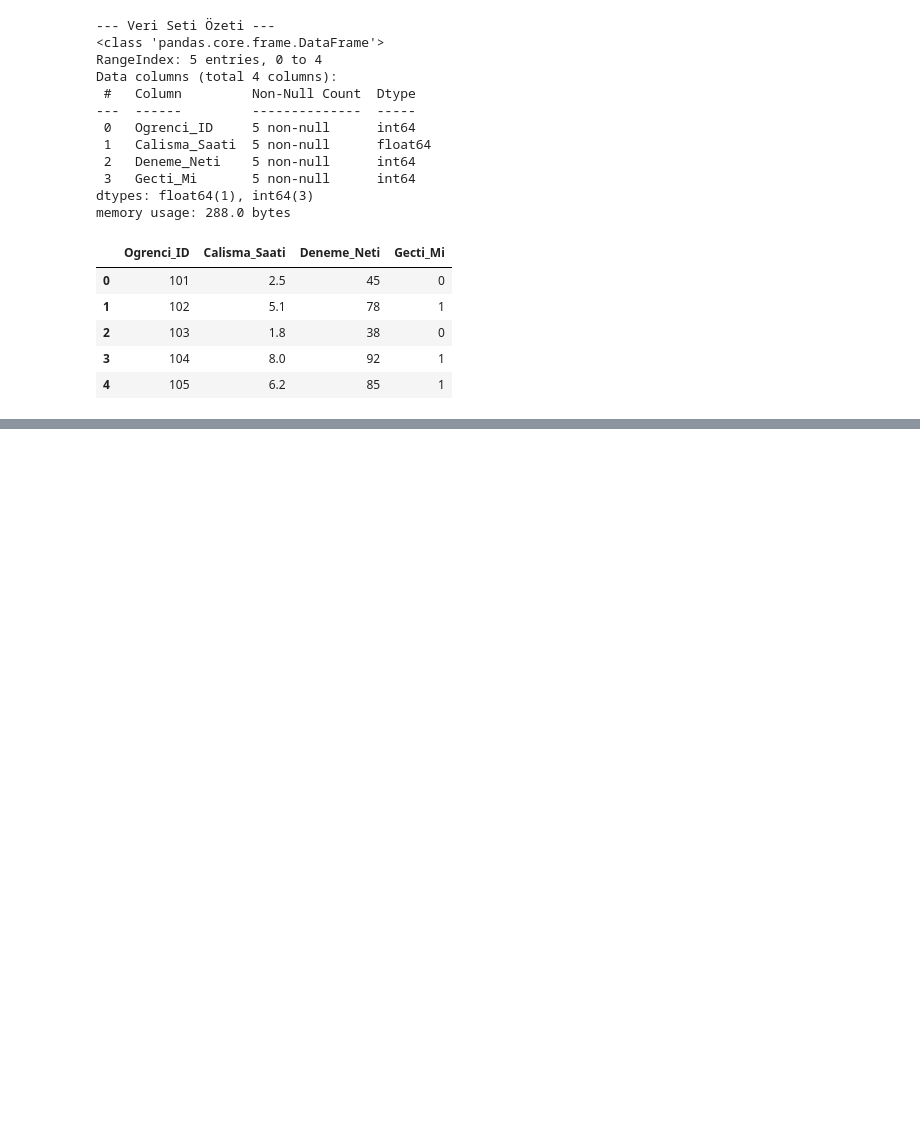
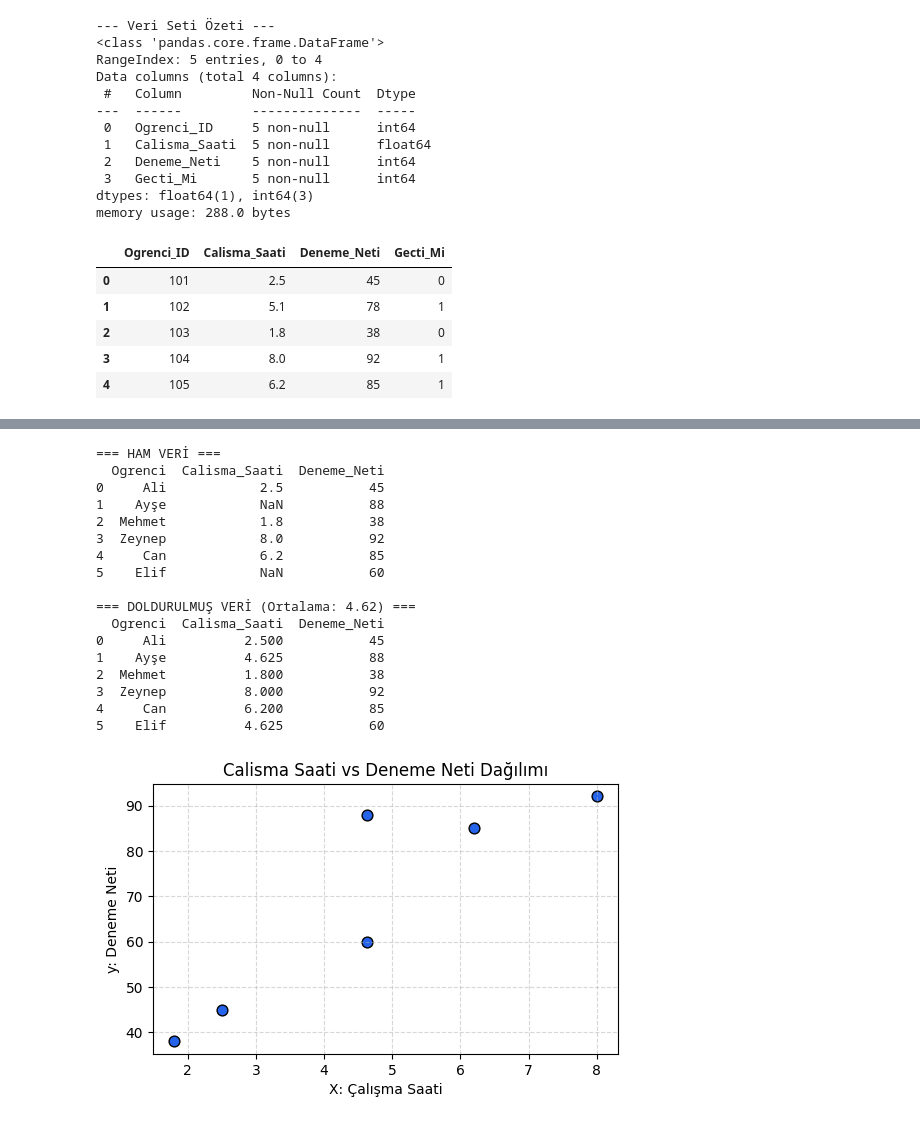
Before and after one commit to bilgegunes/ai-core-labs, a Jupyter notebook: 01_data_manipulation/01_numpy_pandas_basics.ipynb, the cells around one changed output, grey strips where cells are left out. Saved outputs shown, nothing was run; the diff lists cells and outputs as text; code cells hidden in the pictures; blank space fills up the shorter version.

```diff
--- a/01_data_manipulation/01_numpy_pandas_basics.ipynb
+++ b/01_data_manipulation/01_numpy_pandas_basics.ipynb
@@ -73,0 +98,50 @@ df[["Deneme_Neti", "Verimlilik_Skoru"]].describe()
+# %%
+import numpy as np
+import pandas as pd
+import matplotlib.pyplot as plt
+
+# 1. Eksik veri içeren gözlem matrisi simülasyonu
+raw_data = {
+    "Ogrenci": ["Ali", "Ayşe", "Mehmet", "Zeynep", "Can", "Elif"],
+    "Calisma_Saati": [2.5, np.nan, 1.8, 8.0, 6.2, np.nan],
+    "Deneme_Neti": [45, 88, 38, 92, 85, 60]
+}
+
+df_eksik = pd.DataFrame(raw_data)
+print("=== HAM VERİ ===")
+print(df_eksik)
+
+# 2. Ortalama ile eksik değer tamamlama
+ortalama_saat = df_eksik["Calisma_Saati"].mean()
+df_eksik["Calisma_Saati"] = df_eksik["Calisma_Saati"].fillna(ortalama_saat)
+
+print(f"\n=== DOLDURULMUŞ VERİ (Ortalama: {ortalama_saat:.2f}) ===")
+print(df_eksik)
+
+# 3. Dağılım Grafiği (Scatter Plot)
+plt.figure(figsize=(6, 3.5))
+plt.scatter(df_eksik["Calisma_Saati"], df_eksik["Deneme_Neti"], color="#2563EB", s=60, edgecolors="black")
+plt.title("Calisma Saati vs Deneme Neti Dağılımı")
+plt.xlabel("X: Çalışma Saati")
+plt.ylabel("y: Deneme Neti")
+plt.grid(True, linestyle="--", alpha=0.5)
+plt.show()
+# %% [output]
+=== HAM VERİ ===
+  Ogrenci  Calisma_Saati  Deneme_Neti
+0     Ali            2.5           45
+1    Ayşe            NaN           88
+2  Mehmet            1.8           38
+3  Zeynep            8.0           92
+4     Can            6.2           85
+5    Elif            NaN           60
+
+=== DOLDURULMUŞ VERİ (Ortalama: 4.62) ===
+  Ogrenci  Calisma_Saati  Deneme_Neti
+0     Ali          2.500           45
+1    Ayşe          4.625           88
+2  Mehmet          1.800           38
+3  Zeynep          8.000           92
+4     Can          6.200           85
+5    Elif          4.625           60
+[figure, added]
```
Also changed, not shown: parts of 9 cells of this notebook.
